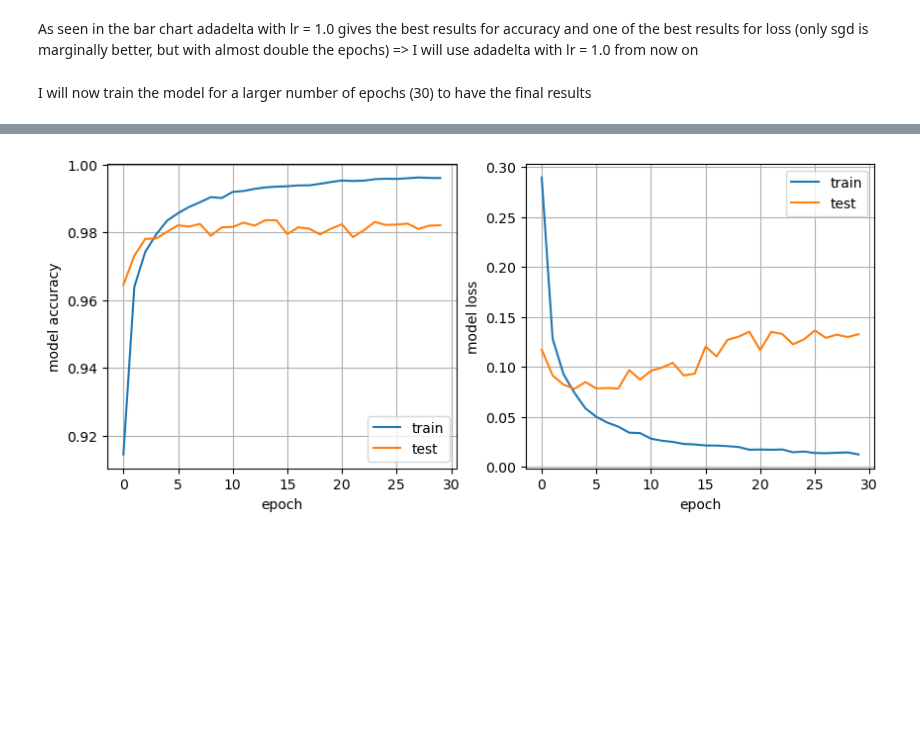
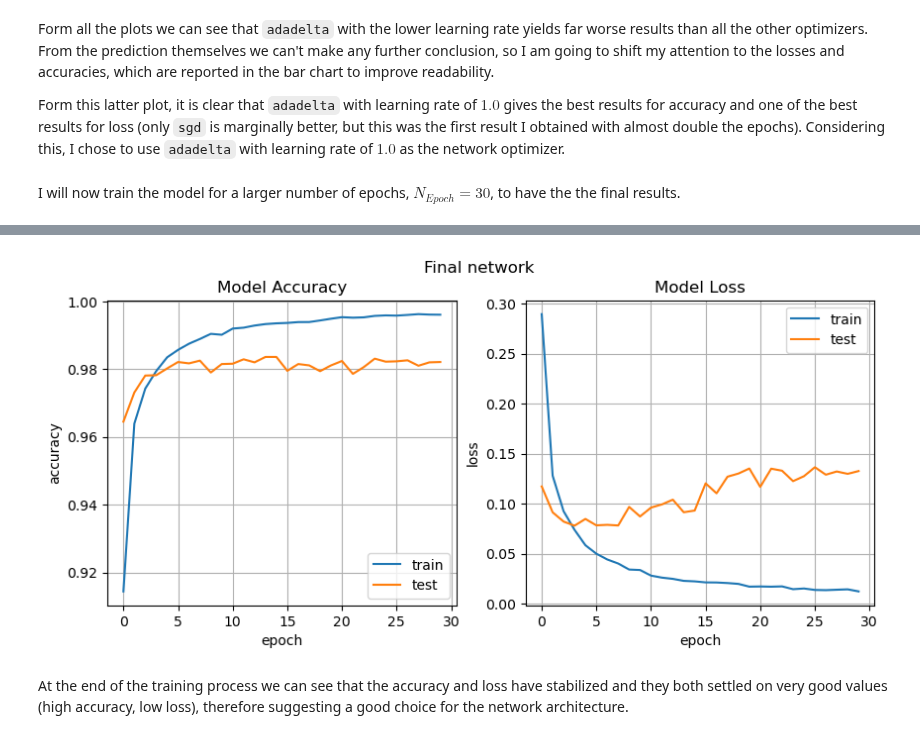
Before and after one commit to YggdrasilUrthr/NSL, a Jupyter notebook: Lab12/Ex12_1/Ex12_1.ipynb, the cells around one changed output, grey strips where cells are left out. Saved outputs shown, nothing was run; the diff lists cells and outputs as text; code cells hidden in the pictures; blank space fills up the shorter version.

```diff
--- a/Lab12/Ex12_1/Ex12_1.ipynb
+++ b/Lab12/Ex12_1/Ex12_1.ipynb
@@ -208,8 +236,10 @@ Completed: 4/4
 [figure]
 # %% [markdown]
-As seen in the bar chart adadelta with lr = 1.0 gives the best results for accuracy and one of the best results for loss (only sgd is marginally better, but with almost double the epochs) => I will use adadelta with lr = 1.0 from now on
+Form all the plots we can see that `adadelta` with the lower learning rate yields far worse results than all the other optimizers. From the prediction themselves we can't make any further conclusion, so I am going to shift my attention to the losses and accuracies, which are reported in the bar chart to improve readability.
+
+Form this latter plot, it is clear that `adadelta` with learning rate of $1.0$ gives the best results for accuracy and one of the best results for loss (only `sgd` is marginally better, but this was the first result I obtained with almost double the epochs). Considering this, I chose to use `adadelta` with learning rate of $1.0$ as the network optimizer.
 # %% [markdown]
-I will now train the model for a larger number of epochs (30) to have the final results
+I will now train the model for a larger number of epochs, $N_{Epoch}=30$, to have the the final results.
 # %%
 model_DNN = DNN(32, 30, Adadelta(learning_rate = 1.0))
 (score, history) = (None, None)
@@ -235,7 +265,8 @@ plt.figure().set_size_inches(10, 4)
 plt.subplot(1, 2, 1)
 plt.plot(history.history['acc'])
 plt.plot(history.history['val_acc'])
-plt.ylabel('model accuracy')
+plt.title("Model Accuracy")
+plt.ylabel('accuracy')
 plt.xlabel('epoch')
 plt.legend(['train', 'test'], loc='best')
 plt.grid(True)
@@ -244,11 +275,13 @@ plt.grid(True)
 plt.subplot(1, 2, 2)
 plt.plot(history.history['loss'])
 plt.plot(history.history['val_loss'])
-plt.ylabel('model loss')
+plt.title("Model Loss")
+plt.ylabel('loss')
 plt.xlabel('epoch')
 plt.legend(['train', 'test'], loc='best')
 plt.grid(True)
 
+plt.suptitle("Final network")
 plt.show()
 # %% [output]
 X_train shape: (60000, 28, 28)
@@ -261,4 +294,6 @@ Loading pre-trained model...
 
 Test loss: 0.1326342225074768
 Test accuracy: 0.9821000099182129
-[figure, old version]
+[figure, new version]
+# %% [markdown]
+At the end of the training process we can see that the accuracy and loss have stabilized and they both settled on very good values (high accuracy, low loss), therefore suggesting a good choice for the network architecture.
```
Also changed, not shown: parts of 10 cells of this notebook, 4 other files.
